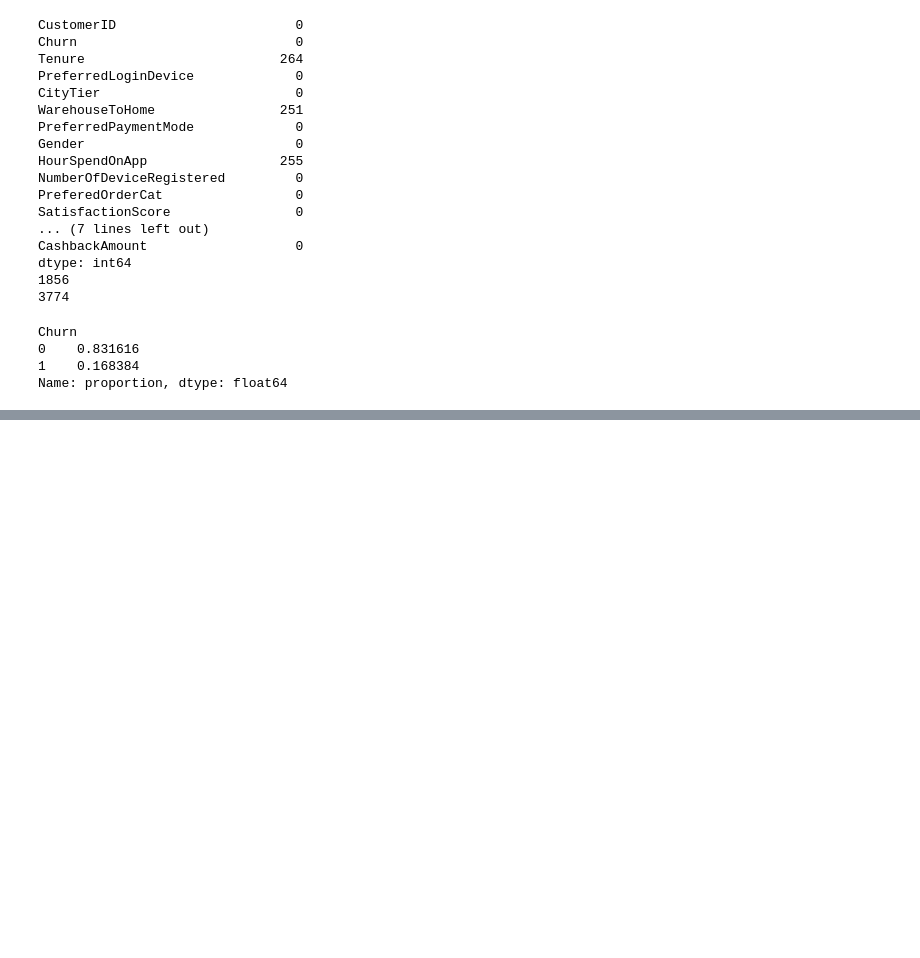
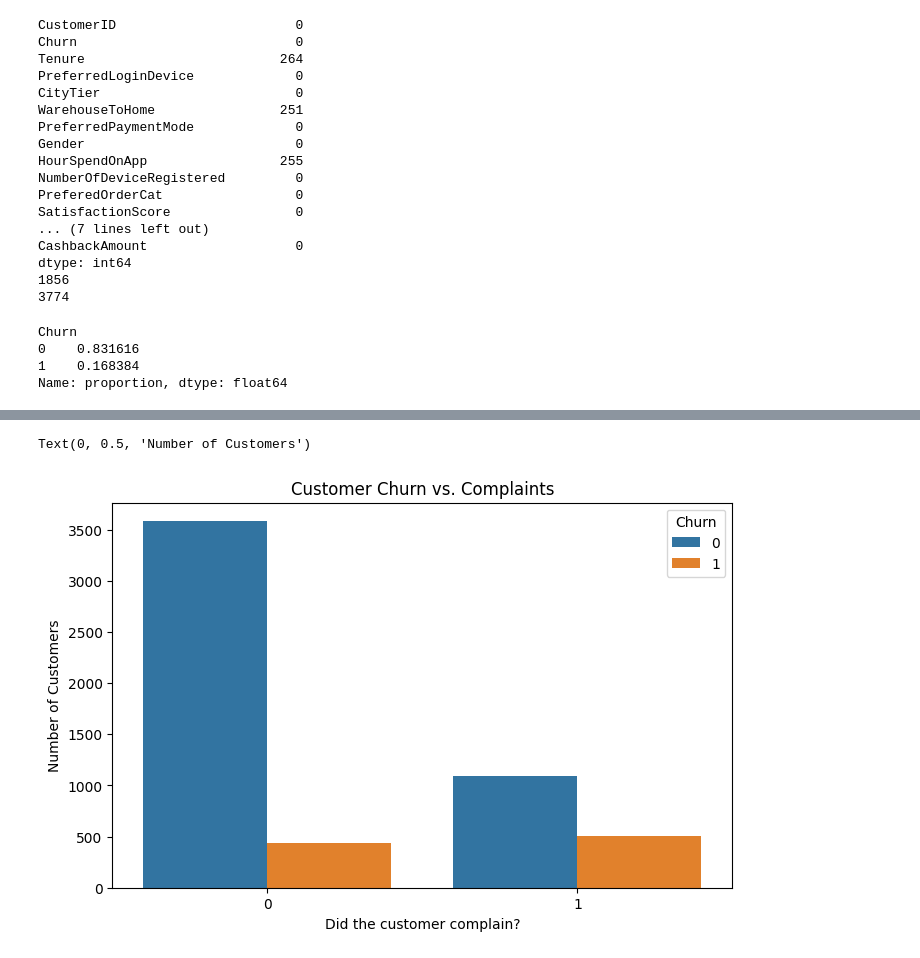
Before and after one commit to Handras18/Churn-prediction, a Jupyter notebook: 01_eda.ipynb, the cells around one changed output, grey strips where cells are left out. Saved outputs shown, nothing was run; the diff lists cells and outputs as text; code cells hidden in the pictures; blank space fills up the shorter version.

```diff
--- a/01_eda.ipynb
+++ b/01_eda.ipynb
@@ -114,0 +130,10 @@ df[df.duplicated()]
+# %%
+plt.figure(figsize=(8, 5))
+ax = sns.countplot(data=df, x='Complain', hue='Churn')
+
+plt.title('Customer Churn vs. Complaints')
+plt.xlabel('Did the customer complain?')
+plt.ylabel('Number of Customers')
+# %% [output]
+Text(0, 0.5, 'Number of Customers')
+[figure, added]
```
Also changed, not shown: parts of 6 cells of this notebook.
